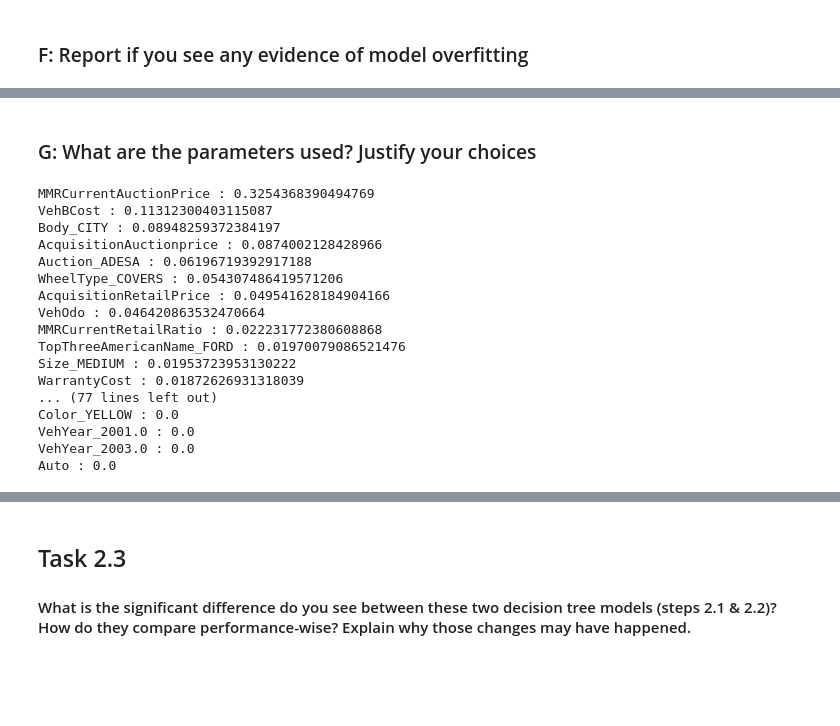
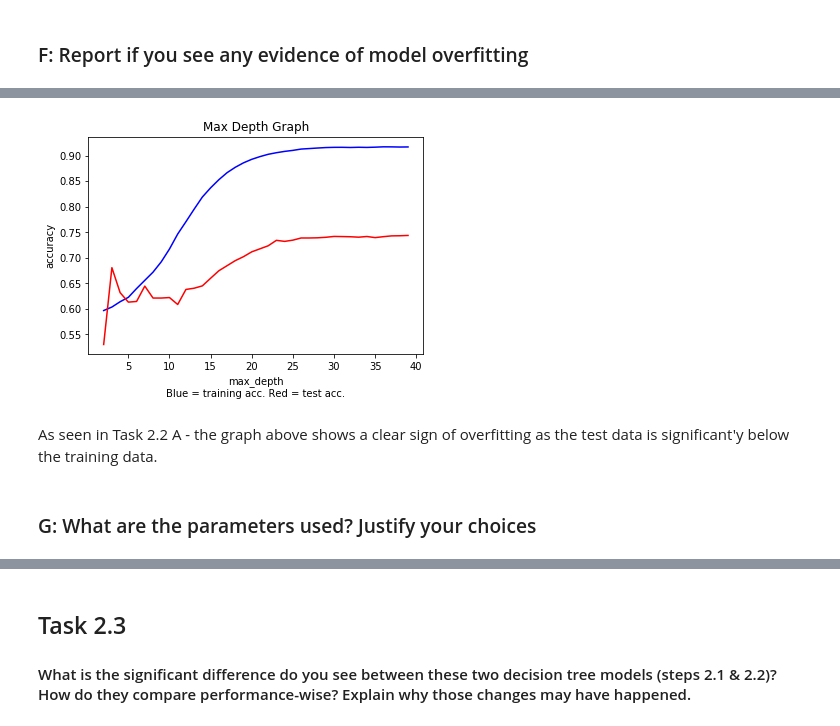
Before and after one commit to Cornelis-Personal/IFN645, a Jupyter notebook: Assignment_1/Ass1_cornel_Implementation.ipynb, the cells around one changed output, grey strips where cells are left out. Drawn from its saved outputs; the diff is of its cells as text; code cells hidden in the pictures; blank space fills up the shorter version.

Commit message:
Task 2 Completion

```diff
--- a/Assignment_1/Ass1_cornel_Implementation.ipynb
+++ b/Assignment_1/Ass1_cornel_Implementation.ipynb
@@ -764,22 +830,26 @@ Auction_ADESA : 0.06196719392917188
+# %%
+test_score = []
+train_score = []
+
+currRange = range(2 , cv.best_params_["min_samples_leaf"])
+
+# check the model performance for max depth from 2-20
+for max_depth in currRange:
+    model = DecisionTreeClassifier(max_depth=max_depth, random_state=rs, min_samples_split=cv.best_params_["min_samples_leaf"])
+    model.fit(X_train, y_train)
+
+    test_score.append(model.score(X_test, y_test))
+    train_score.append(model.score(X_train, y_train))
+
+# plot max depth hyperparameter values vs training and test accuracy score
+plt.plot(currRange, train_score, 'b', currRange, test_score, 'r')
+plt.xlabel('max_depth\nBlue = training acc. Red = test acc.')
+plt.ylabel('accuracy')
+plt.title('Max Depth Graph')
+plt.show()
+# %% [output]
+[figure, added]
+# %% [markdown]
+<p>As seen in Task 2.2 A - the graph above shows a clear sign of overfitting as the test data is significant'y below the training data.
 # %% [markdown]
 <h3>G: What are the parameters used? Justify your choices</h3>
-# %%
-analyse_feature_importance(cv.best_estimator_, feature_names, n_to_display=len(feature_names))
-# %% [output]
-MMRCurrentAuctionPrice : 0.3254368390494769
-VehBCost : 0.11312300403115087
-Body_CITY : 0.08948259372384197
-AcquisitionAuctionprice : 0.0874002128428966
-Auction_ADESA : 0.06196719392917188
-WheelType_COVERS : 0.054307486419571206
-AcquisitionRetailPrice : 0.049541628184904166
-VehOdo : 0.046420863532470664
-MMRCurrentRetailRatio : 0.022231772380608868
-TopThreeAmericanName_FORD : 0.01970079086521476
-Size_MEDIUM : 0.01953723953130222
-WarrantyCost : 0.01872626931318039
-... (77 lines left out)
-Color_YELLOW : 0.0
-VehYear_2001.0 : 0.0
-VehYear_2003.0 : 0.0
-Auto : 0.0
```
Also changed, not shown: parts of 37 cells of this notebook, 3 other files.
